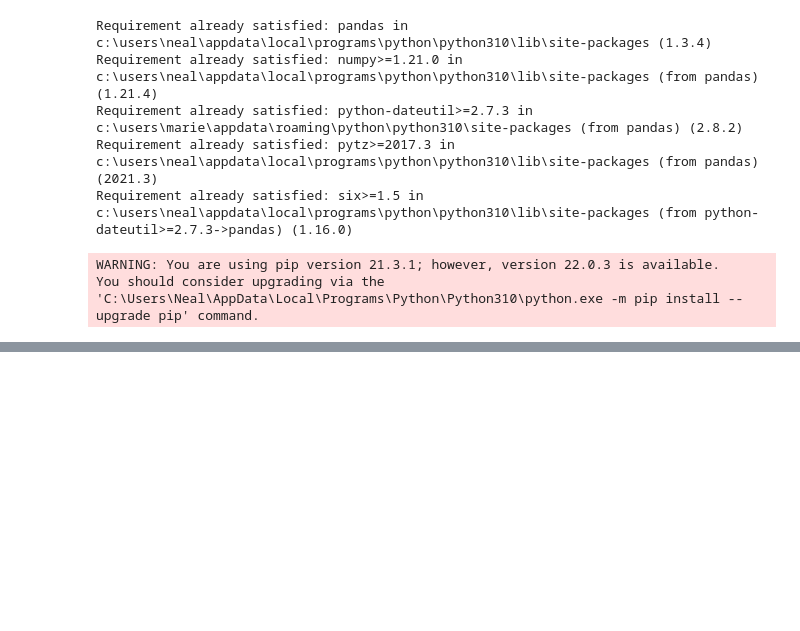
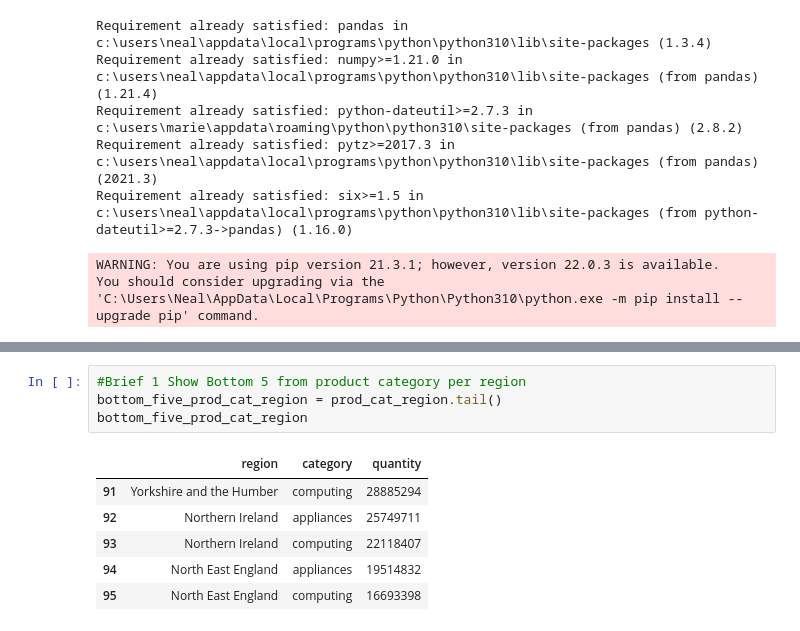
Before and after one commit to CodeMarie/final-project-part-2-dash-app, a Jupyter notebook: data.ipynb, the cells around one changed output, grey strips where cells are left out. Cells and saved outputs as stored; diff of their text form; blank space fills up the shorter version.

```diff
--- a/data.ipynb
+++ b/data.ipynb
@@ -65,0 +73,11 @@ prod_cat_region
+# %%
+#Brief 1 Show Bottom 5 from product category per region
+bottom_five_prod_cat_region = prod_cat_region.tail()
+bottom_five_prod_cat_region
+# %% [output]
+|  | region | category | quantity |
+| 91 | Yorkshire and the Humber | computing | 28885294 |
+| 92 | Northern Ireland | appliances | 25749711 |
+| 93 | Northern Ireland | computing | 22118407 |
+| 94 | North East England | appliances | 19514832 |
+| 95 | North East England | computing | 16693398 |
```
Also changed, not shown: parts of 22 cells of this notebook, 15 other files.
